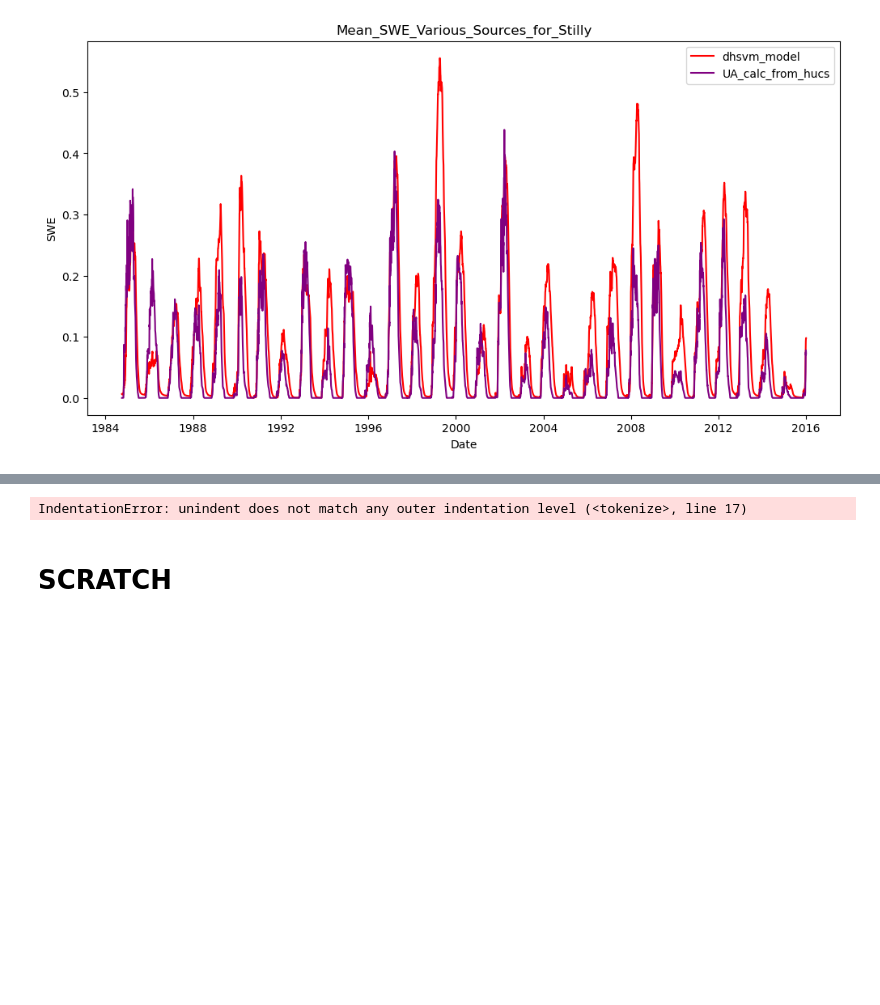
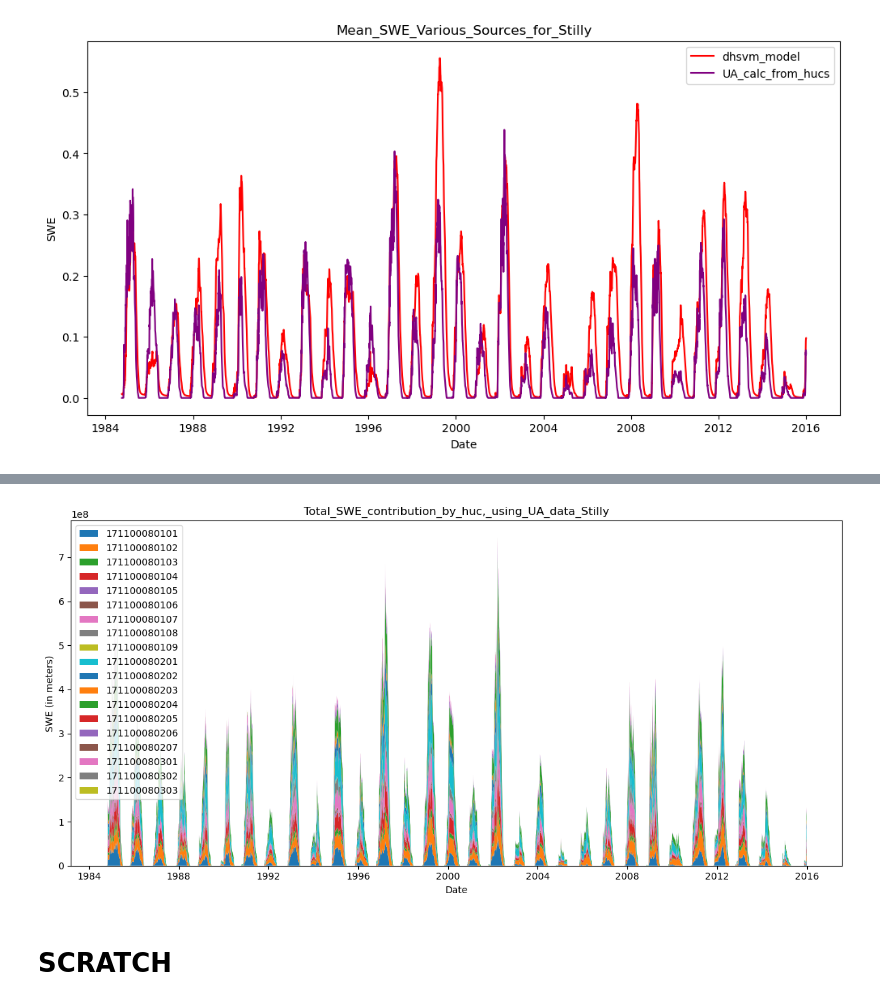
Before and after one commit to DSHydro/SnowML, a Jupyter notebook: notebooks/DHSVM/CompareSWESources.ipynb, the cells around one changed output, grey strips where cells are left out. Drawn from its saved outputs; the diff is of its cells as text; code cells hidden in the pictures; blank space fills up the shorter version.

```diff
--- a/notebooks/DHSVM/CompareSWESources.ipynb
+++ b/notebooks/DHSVM/CompareSWESources.ipynb
@@ -476,32 +498,8 @@ plot(x_vals, [DHSVM_dict, df_UA_hucs_dict], ttl = f"Mean_SWE_Various_Sources_for
 # %%
-
-
-
-
-
-
-
-# Calculate Similarity Snow Sources
-#df_dict = {
-        "DHSVM": daily_mean_df,
-        "UA": df_UA_all,
-        "UCLA": df_UCLA
-    }
-    similarity(df_dict)
-
-    # Calculate Similarity Calulation Methods
-    df_dict_2 = {
-        "DHSVM": daily_mean_df,
-        "UA": df_UA_all,
-        "UA_huc": df_UA_from_hucs
-    }
-
-    similarity(df_dict_2)
-
-    # Load and Visualize Contribution by Huc12 unit
-    total_swe_by_huc(my_dict)
+ # Load and Visualize Contribution by Huc12 unit
+total_swe_by_huc(my_dict)
 # %% [output]
-IndentationError: unindent does not match any outer indentation level (<tokenize>, line 17)
+[figure, added]
 # %% [markdown]
 # SCRATCH
 # %%
```
Also changed, not shown: parts of 4 cells of this notebook, 2 other files.
